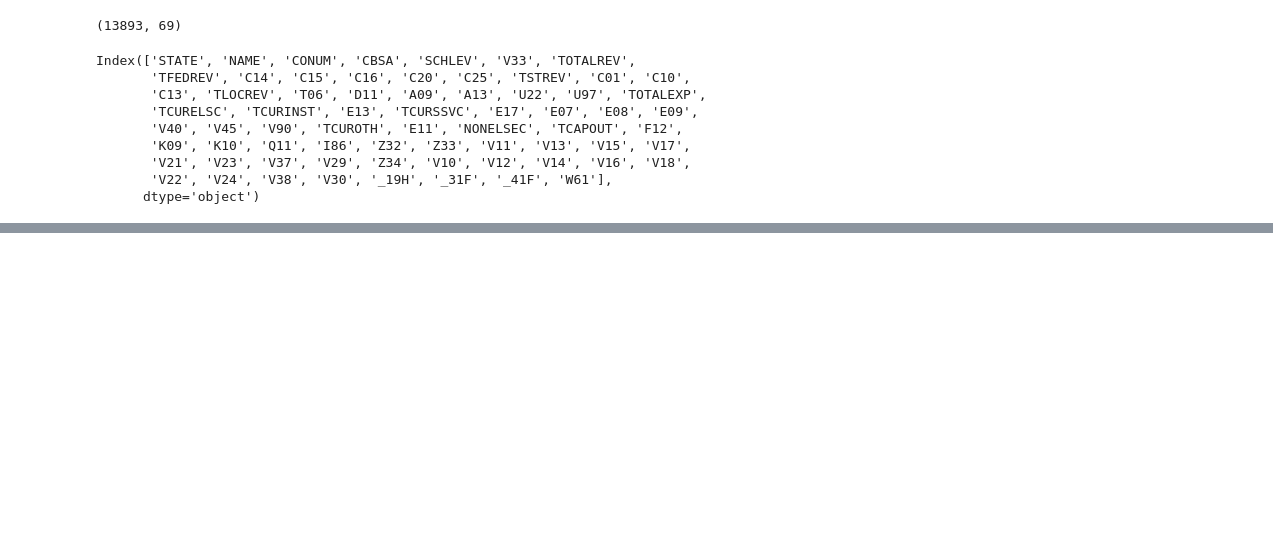
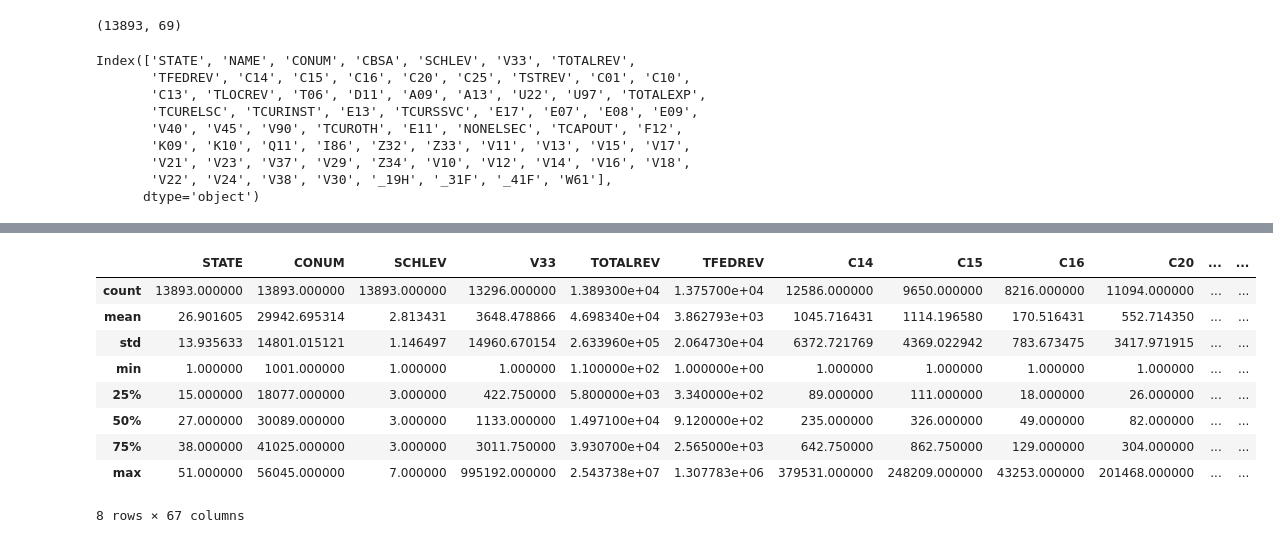
Before and after one commit to ValarDragon/DSD_Project1, a Jupyter notebook: Project_Dev.ipynb, the cells around one changed output, grey strips where cells are left out. Saved outputs shown, nothing was run; the diff lists cells and outputs as text; code cells hidden in the pictures; blank space fills up the shorter version.

```diff
--- a/Project_Dev.ipynb
+++ b/Project_Dev.ipynb
@@ -109,0 +110,13 @@ Index(['STATE', 'NAME', 'CONUM', 'CBSA', 'SCHLEV', 'V33', 'TOTALREV',
+# %%
+df.describe()
+# %% [output]
+|  | STATE | CONUM | SCHLEV | V33 | TOTALREV | TFEDREV | C14 | C15 | C16 | C20 | ... | ... |
+| count | 13893.000000 | 13893.000000 | 13893.000000 | 13296.000000 | 1.389300e+04 | 1.375700e+04 | 12586.000000 | 9650.000000 | 8216.000000 | 11094.000000 | ... | ... |
+| mean | 26.901605 | 29942.695314 | 2.813431 | 3648.478866 | 4.698340e+04 | 3.862793e+03 | 1045.716431 | 1114.196580 | 170.516431 | 552.714350 | ... | ... |
+| std | 13.935633 | 14801.015121 | 1.146497 | 14960.670154 | 2.633960e+05 | 2.064730e+04 | 6372.721769 | 4369.022942 | 783.673475 | 3417.971915 | ... | ... |
+| min | 1.000000 | 1001.000000 | 1.000000 | 1.000000 | 1.100000e+02 | 1.000000e+00 | 1.000000 | 1.000000 | 1.000000 | 1.000000 | ... | ... |
+| 25% | 15.000000 | 18077.000000 | 3.000000 | 422.750000 | 5.800000e+03 | 3.340000e+02 | 89.000000 | 111.000000 | 18.000000 | 26.000000 | ... | ... |
+| 50% | 27.000000 | 30089.000000 | 3.000000 | 1133.000000 | 1.497100e+04 | 9.120000e+02 | 235.000000 | 326.000000 | 49.000000 | 82.000000 | ... | ... |
+| 75% | 38.000000 | 41025.000000 | 3.000000 | 3011.750000 | 3.930700e+04 | 2.565000e+03 | 642.750000 | 862.750000 | 129.000000 | 304.000000 | ... | ... |
+| max | 51.000000 | 56045.000000 | 7.000000 | 995192.000000 | 2.543738e+07 | 1.307783e+06 | 379531.000000 | 248209.000000 | 43253.000000 | 201468.000000 | ... | ... |
+8 rows × 67 columns
```
Also changed, not shown: parts of 3 cells of this notebook, 3 other files.
